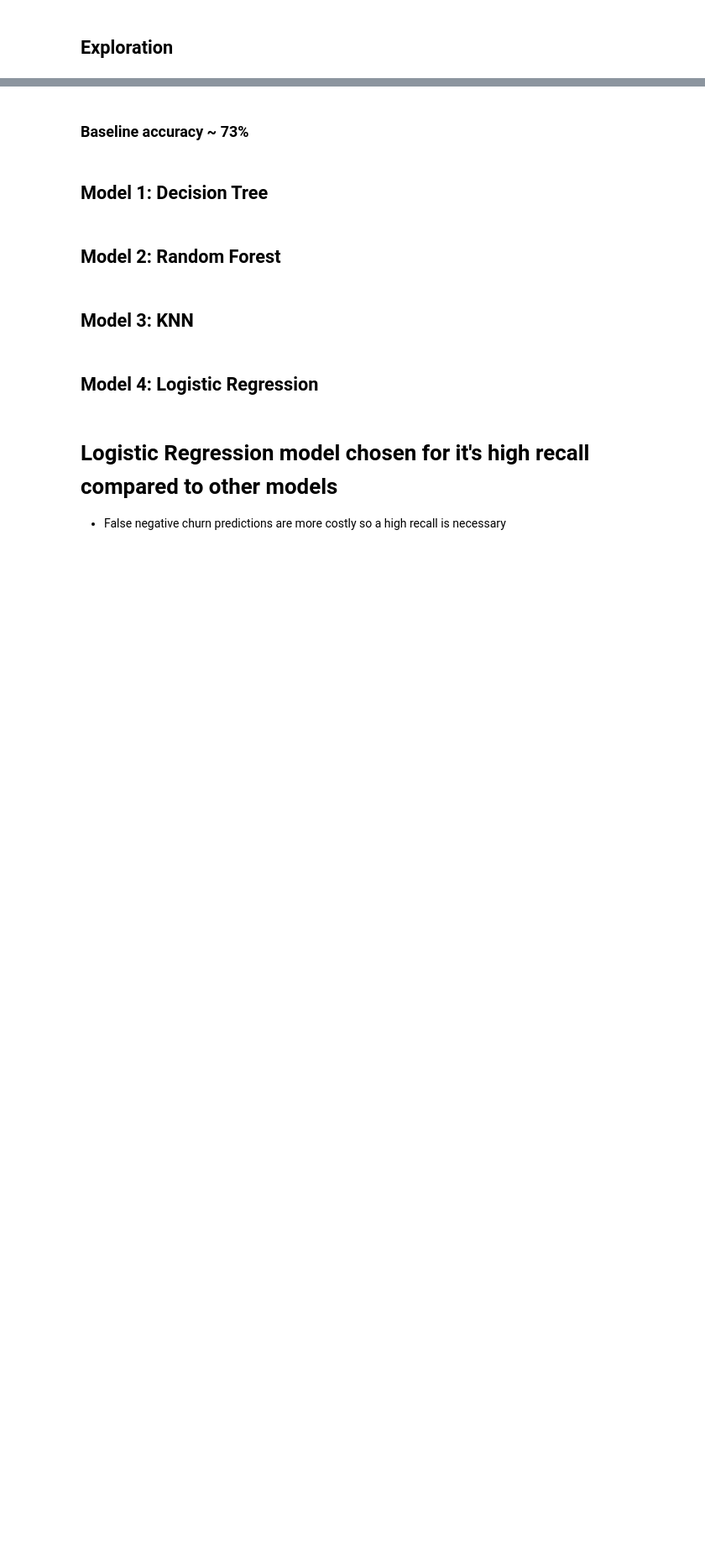
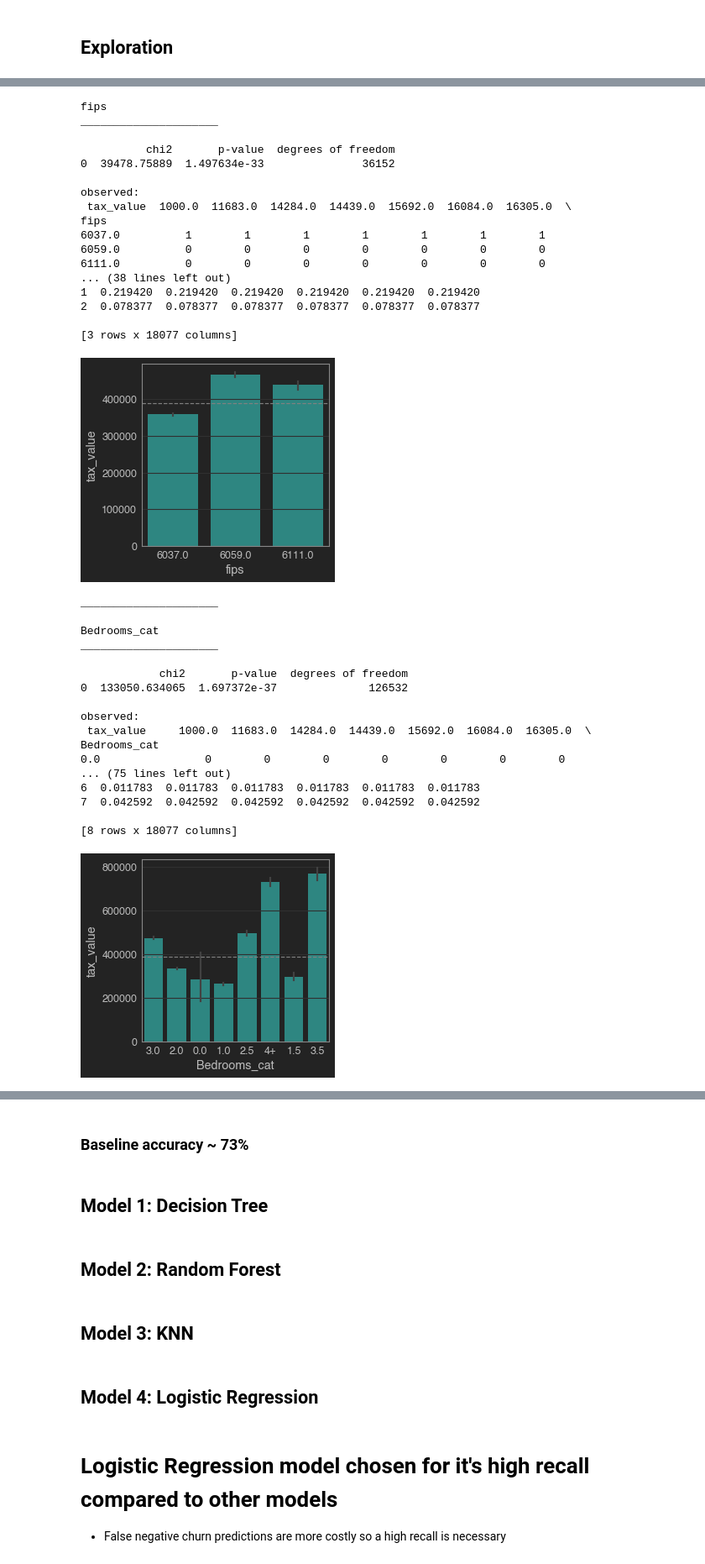
Before and after one commit to Ken-Alviola/Regression-Project-Zillow, a Jupyter notebook: Regression_Project_Zillow.ipynb, the cells around one changed output, grey strips where cells are left out. Shown at 84% size. Cells and saved outputs as stored; diff of their text form; code cells hidden in the pictures; blank space fills up the shorter version.

```diff
--- a/Regression_Project_Zillow.ipynb
+++ b/Regression_Project_Zillow.ipynb
@@ -66,13 +63,14 @@ memory usage: 3.5+ MB
 ## Exploration
 # %%
 # splitting columns between categorical and quantitative for explore functions
-cat_vars = ['fips', 'Bedrooms', 'Bathrooms']
+cat_vars = ['fips', 'Bedrooms_cat', 'Bathrooms_cat']
 
 quant_vars = ['square_feet',
               'lotsizesquarefeet',
               'tax_value',
               'taxes',
               'age_in_years',
+              'tax_rate'
               ]
 # %%
 #explore.py function to visualize single category data
@@ -83,5 +165,42 @@ explore.explore_univariate(zillow, cat_vars, quant_vars)
 # %%
 train, validate, test = split_zillow(zillow)
 # %%
-#explore function to compare variables to the target of 'churn'
-explore.explore_bivariate(train,'tax_value', cat_vars, quant_vars)
+# explore function to compare variables to the target of 'tax_value'
+explore.explore_bivariate(train, 'tax_value', cat_vars, ' ' )
+# %% [output]
+fips
+_____________________
+
+          chi2       p-value  degrees of freedom
+0  39478.75889  1.497634e-33               36152
+
+observed:
+ tax_value  1000.0  11683.0  14284.0  14439.0  15692.0  16084.0  16305.0  \
+fips
+6037.0          1        1        1        1        1        1        1
+6059.0          0        0        0        0        0        0        0
+6111.0          0        0        0        0        0        0        0
+... (38 lines left out)
+1  0.219420  0.219420  0.219420  0.219420  0.219420  0.219420
+2  0.078377  0.078377  0.078377  0.078377  0.078377  0.078377
+
+[3 rows x 18077 columns]
+[figure, added]
+_____________________
+
+Bedrooms_cat
+_____________________
+
+            chi2       p-value  degrees of freedom
+0  133050.634065  1.697372e-37              126532
+
+observed:
+ tax_value     1000.0  11683.0  14284.0  14439.0  15692.0  16084.0  16305.0  \
+Bedrooms_cat
+0.0                0        0        0        0        0        0        0
+... (75 lines left out)
+6  0.011783  0.011783  0.011783  0.011783  0.011783  0.011783
+7  0.042592  0.042592  0.042592  0.042592  0.042592  0.042592
+
+[8 rows x 18077 columns]
+[figure, added]
```
Also changed, not shown: parts of 51 cells of this notebook, 2 other files.
